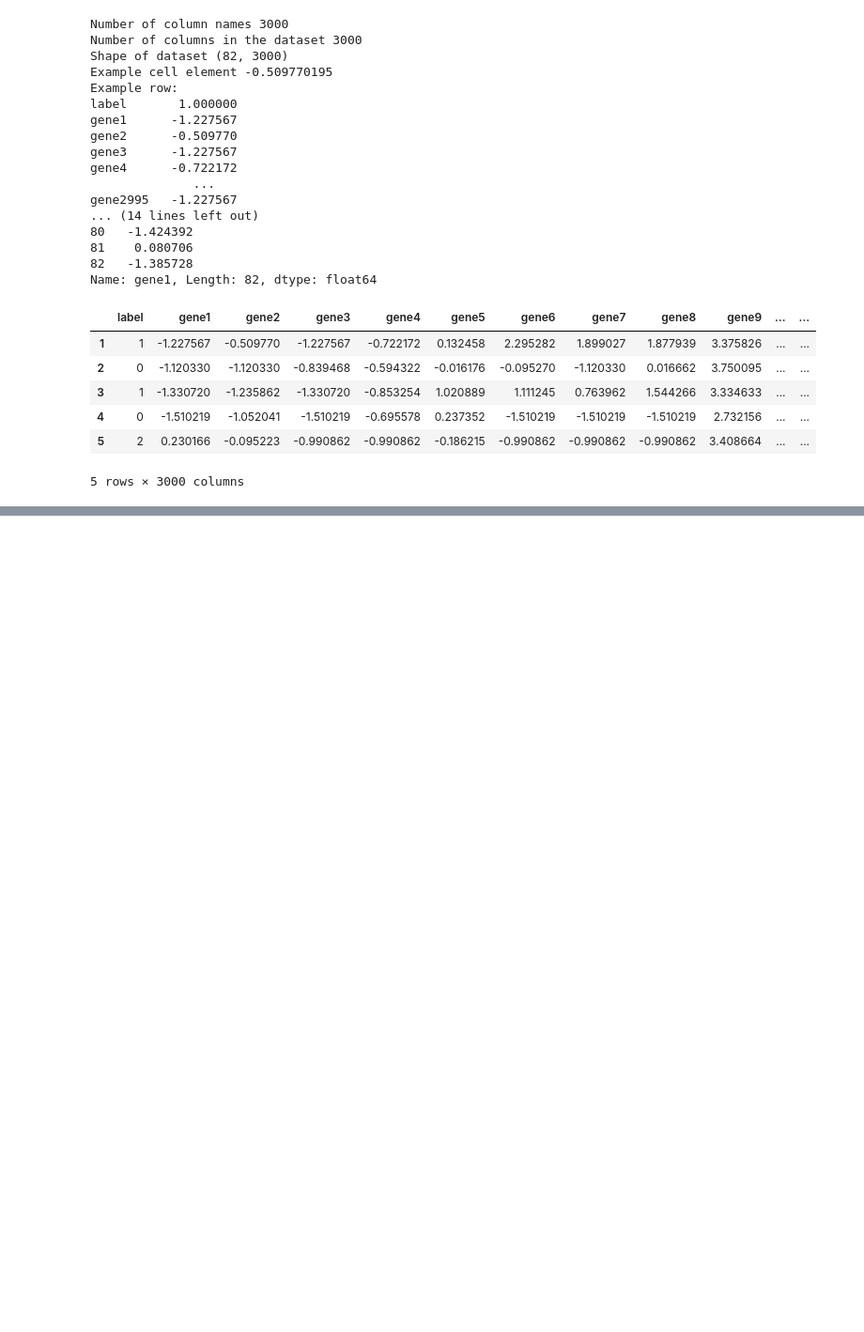
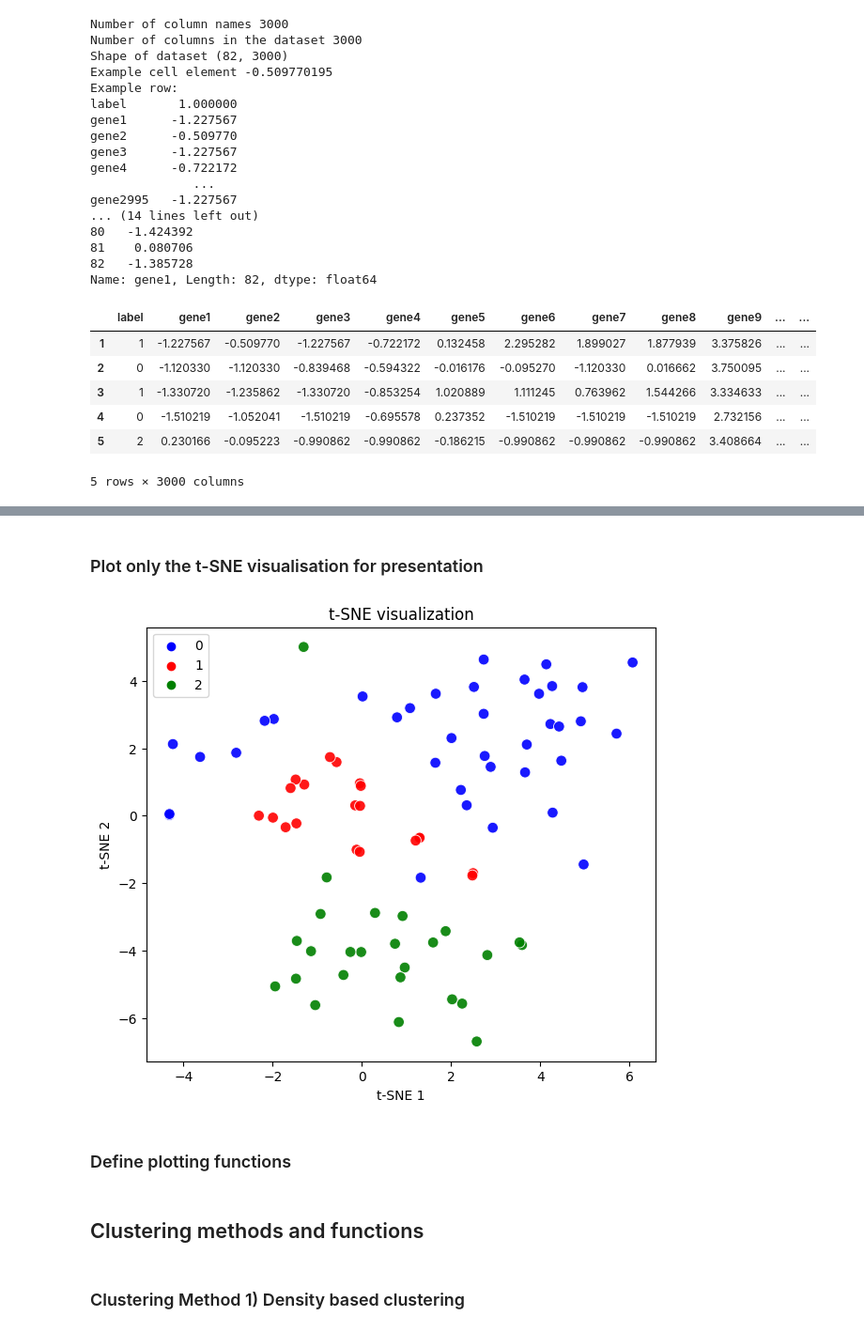
Before and after one commit to jespeols/MPCAS, a Jupyter notebook: MVE441_StatLearning/Project 3/Project_3_Theme_b_Clustering.ipynb, the cells around one changed output, grey strips where cells are left out. Shown at 94% size. Saved outputs shown, nothing was run; the diff lists cells and outputs as text; code cells hidden in the pictures; blank space fills up the shorter version.

```diff
--- a/MVE441_StatLearning/Project 3/Project_3_Theme_b_Clustering.ipynb
+++ b/MVE441_StatLearning/Project 3/Project_3_Theme_b_Clustering.ipynb
@@ -173,0 +175,23 @@ Explained variation per principal component: [0.12563841 0.09442987 0.07225259]
+# %% [markdown]
+### Plot only the t-SNE visualisation for presentation
+# %%
+plt.figure(figsize=(7,6))
+
+sns.scatterplot(
+    x='t-SNE 1', y='t-SNE 2',
+    hue=cancerLabels.values,
+    palette=color_palette,
+    data=tsne_results,
+    s=70,
+    legend="full",
+    alpha=0.9
+)
+plt.xlabel("t-SNE 1")
+plt.ylabel("t-SNE 2")
+plt.title("t-SNE visualization")
+plt.savefig('t-SNE_visualization.png', dpi=300)
+plt.show()
+# %% [output]
+[figure, added]
+# %% [markdown]
+### Define plotting functions
@@ -173,0 +252,4 @@ Explained variation per principal component: [0.12563841 0.09442987 0.07225259]
+# %% [markdown]
+## Clustering methods and functions
+# %% [markdown]
+### Clustering Method 1) Density based clustering
```
Also changed, not shown: parts of 42 cells of this notebook.
